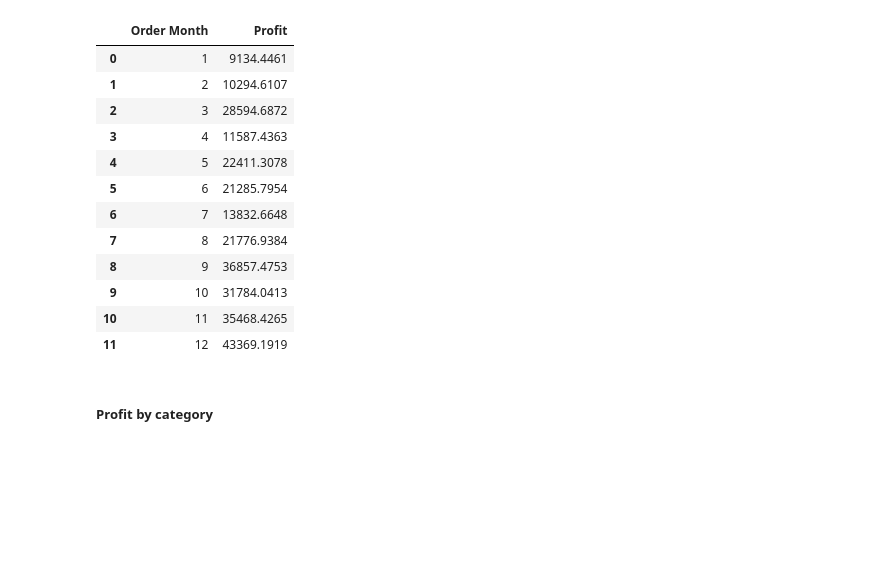
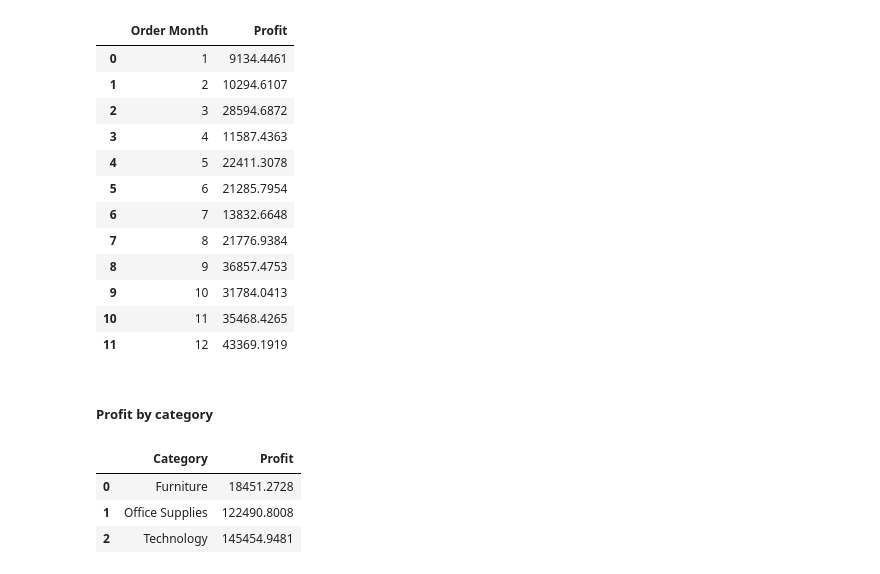
Before and after one commit to shiva3994/Practice, a Jupyter notebook: Daily Python/L_Superstore_report.ipynb, the cells around one changed output. Drawn from its saved outputs; the diff is of its cells as text; code cells hidden in the pictures; blank space fills up the shorter version.

```diff
--- a/Daily Python/L_Superstore_report.ipynb
+++ b/Daily Python/L_Superstore_report.ipynb
@@ -287,4 +290,11 @@ fig.show()
 # %% [markdown]
 ##### Profit by category
 # %%
-profit_by_catergory =
+profit_by_catergory = data.groupby('Category')['Profit'].sum().reset_index()
+# %%
+profit_by_catergory
+# %% [output]
+|  | Category | Profit |
+| 0 | Furniture | 18451.2728 |
+| 1 | Office Supplies | 122490.8008 |
+| 2 | Technology | 145454.9481 |
```
Also changed, not shown: parts of 6 cells of this notebook.
